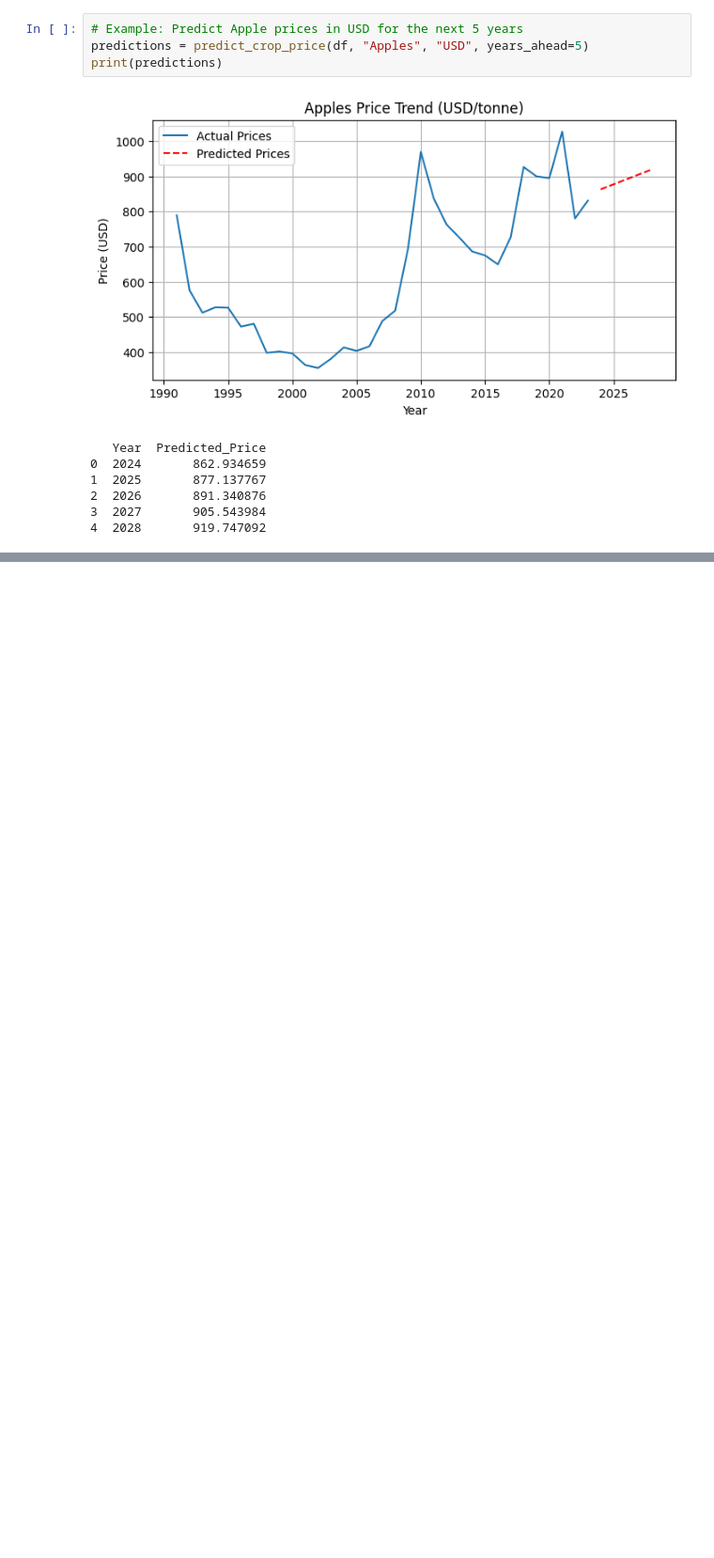
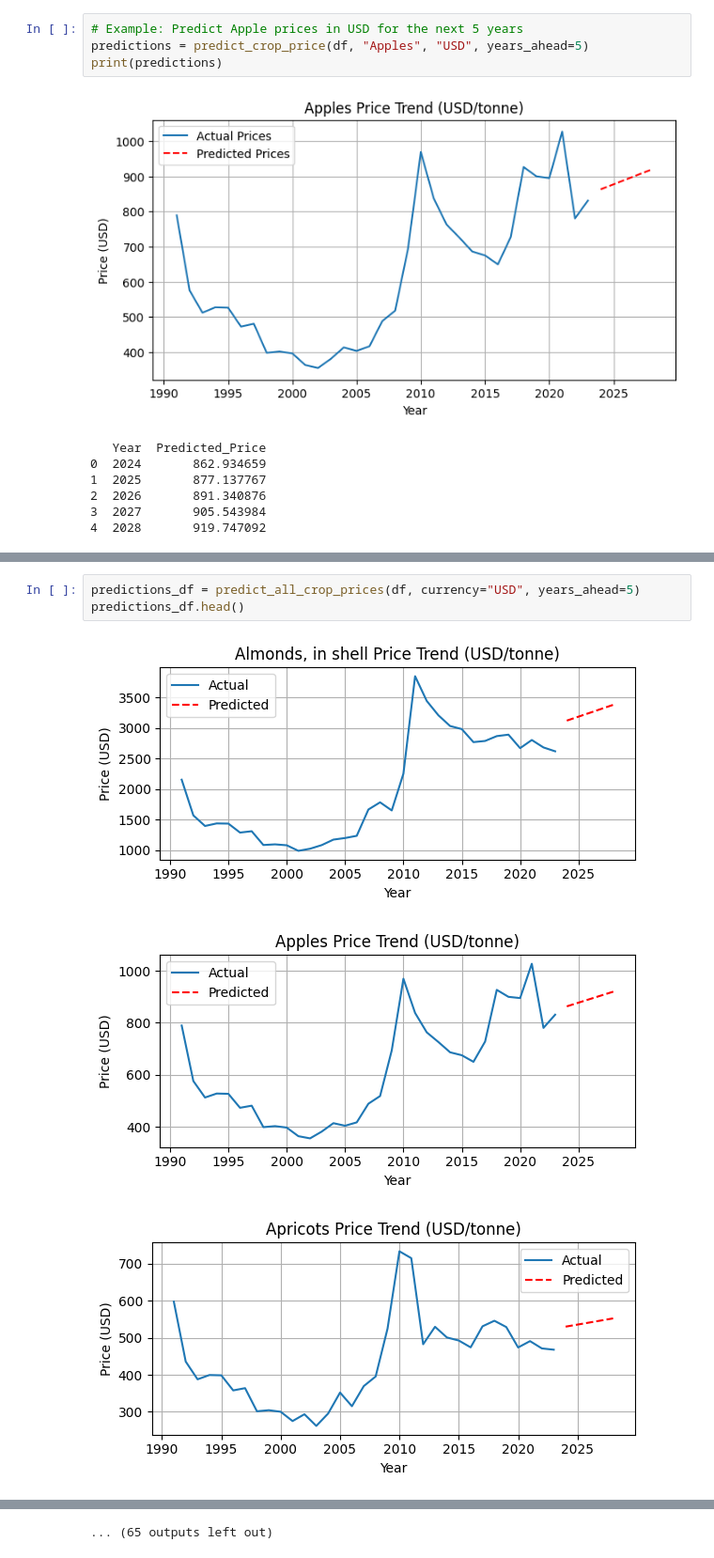
Before and after one commit to riya9818/agriculture-crop-price-predictor, a Jupyter notebook: notebooks/analysis.ipynb, the cells around one changed output, grey strips where cells are left out. Shown at 94% size. Drawn from its saved outputs; the diff is of its cells as text; blank space fills up the shorter version.

Commit message:
Day 3: Added multi-crop prediction function with visualization and future price forecasting

```diff
--- a/notebooks/analysis.ipynb
+++ b/notebooks/analysis.ipynb
@@ -332,0 +394,7 @@ print(predictions)
+# %%
+predictions_df = predict_all_crop_prices(df, currency="USD", years_ahead=5)
+predictions_df.head()
+# %% [output]
+[figure, added]
+[figure, added]
+[figure, added]
@@ -332,0 +410 @@ print(predictions)
+... (65 outputs left out)
```
Also changed, not shown: parts of 3 cells of this notebook.
